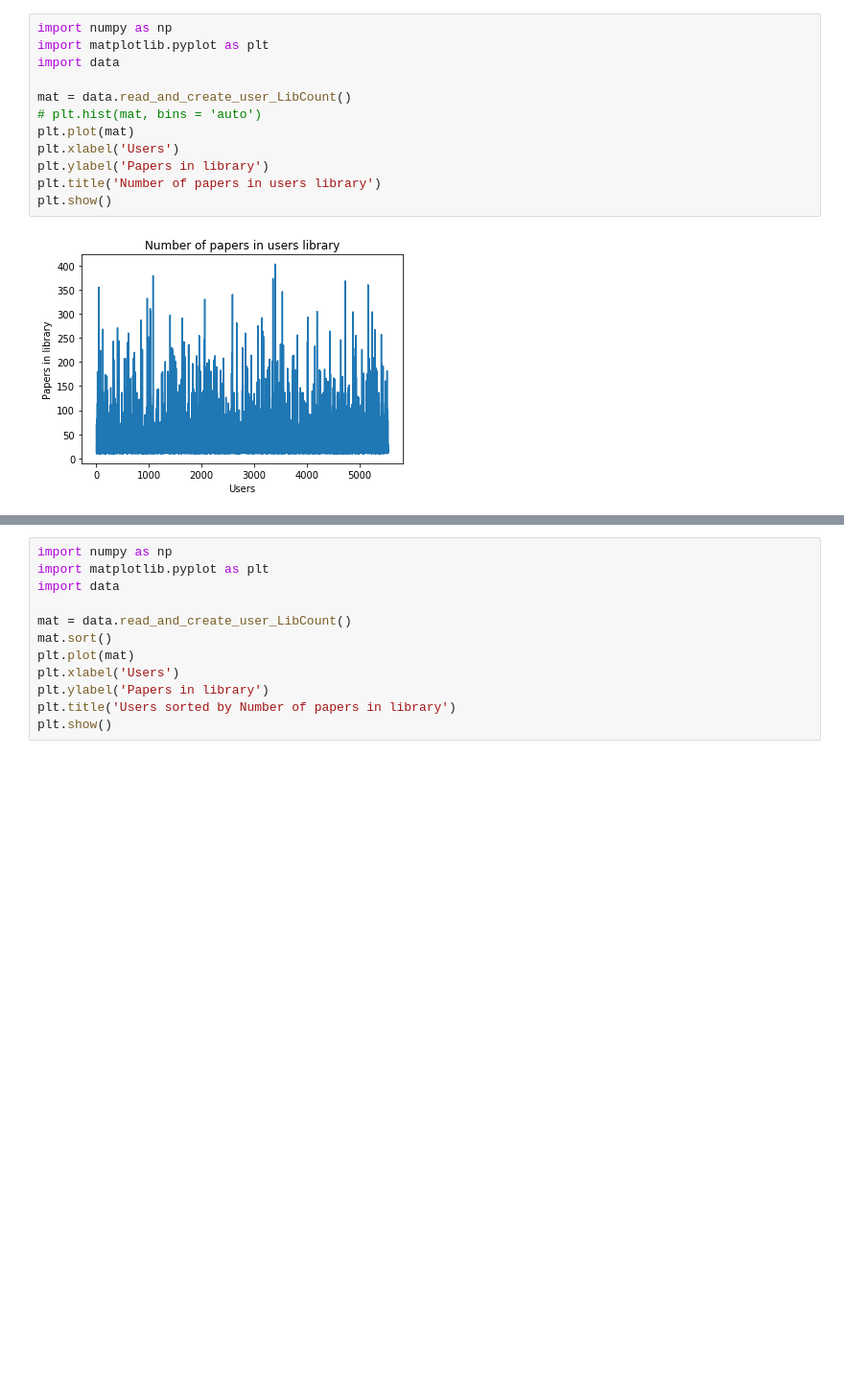
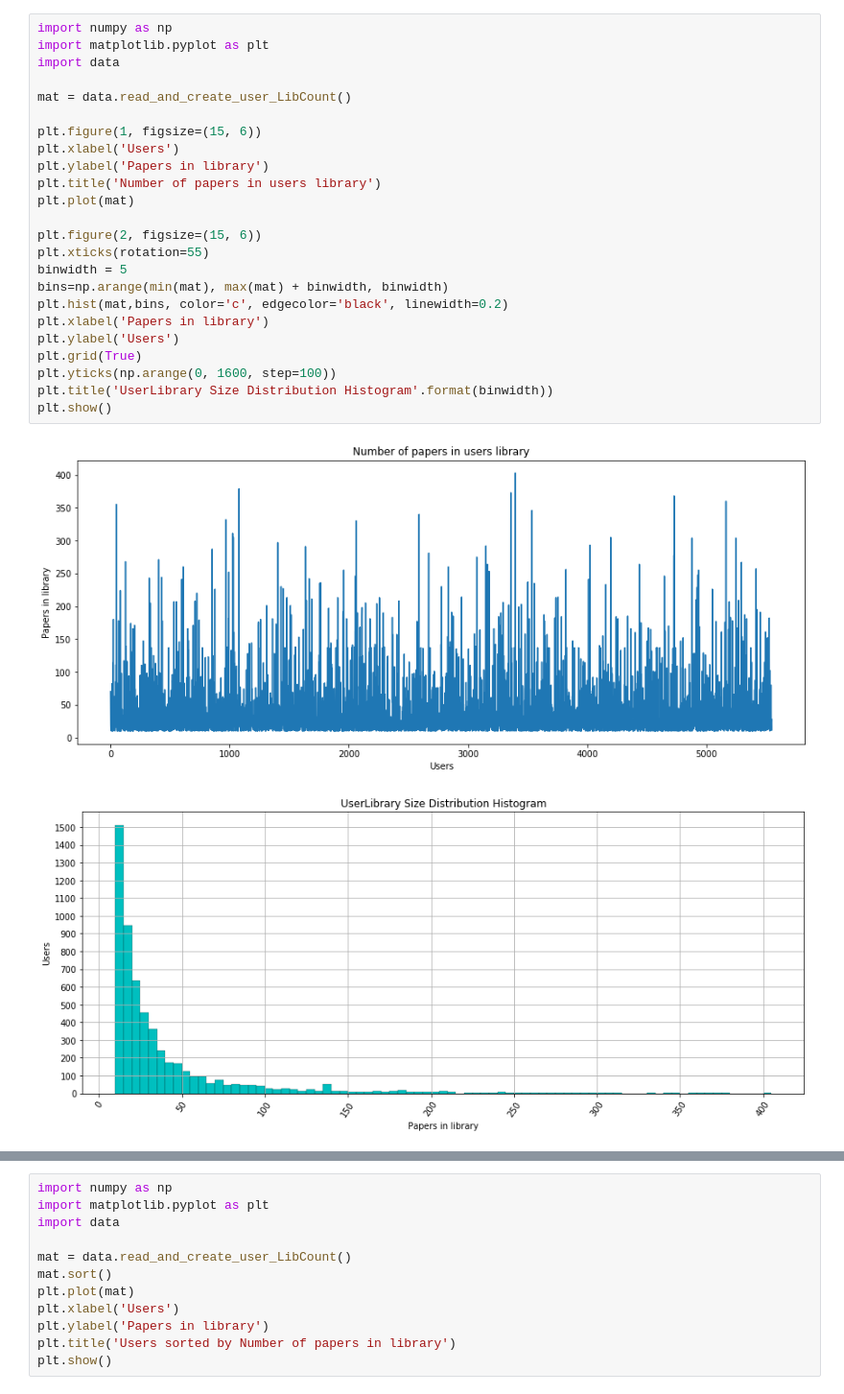
Before and after one commit to midNight-jam/CMPE295B_Recommendation_System_for_Scietific_Literature, a Jupyter notebook: neural_network_exp/visualization.ipynb, the cells around one changed output, grey strips where cells are left out. Shown: that part at 96% size. Drawn from its saved outputs; the diff is of its cells as text; blank space fills up the shorter version.

Commit message:
visualization

```diff
--- a/neural_network_exp/visualization.ipynb
+++ b/neural_network_exp/visualization.ipynb
@@ -1,17 +1,30 @@
 # %%
 import numpy as np
 import matplotlib.pyplot as plt
 import data
 
 mat = data.read_and_create_user_LibCount()
-# plt.hist(mat, bins = 'auto')
-plt.plot(mat)
+
+plt.figure(1, figsize=(15, 6))
 plt.xlabel('Users')
 plt.ylabel('Papers in library')
 plt.title('Number of papers in users library')
+plt.plot(mat)
+
+plt.figure(2, figsize=(15, 6))
+plt.xticks(rotation=55)
+binwidth = 5
+bins=np.arange(min(mat), max(mat) + binwidth, binwidth)
+plt.hist(mat,bins, color='c', edgecolor='black', linewidth=0.2)
+plt.xlabel('Papers in library')
+plt.ylabel('Users')
+plt.grid(True)
+plt.yticks(np.arange(0, 1600, step=100))
+plt.title('UserLibrary Size Distribution Histogram'.format(binwidth))
 plt.show()
 # %% [output]
-[figure, old version]
+[figure, new version]
+[figure, added]
 # %%
 import numpy as np
 import matplotlib.pyplot as plt
```
Also changed, not shown: parts of 4 cells of this notebook, 2 other files.
